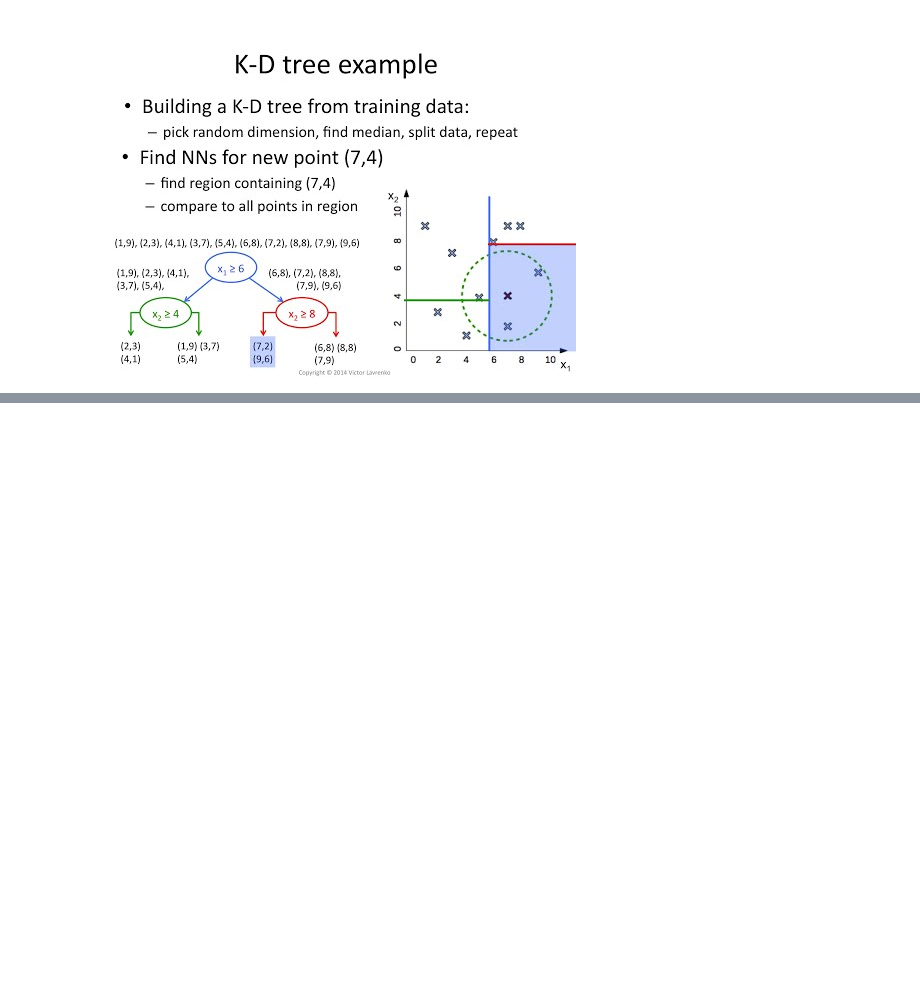
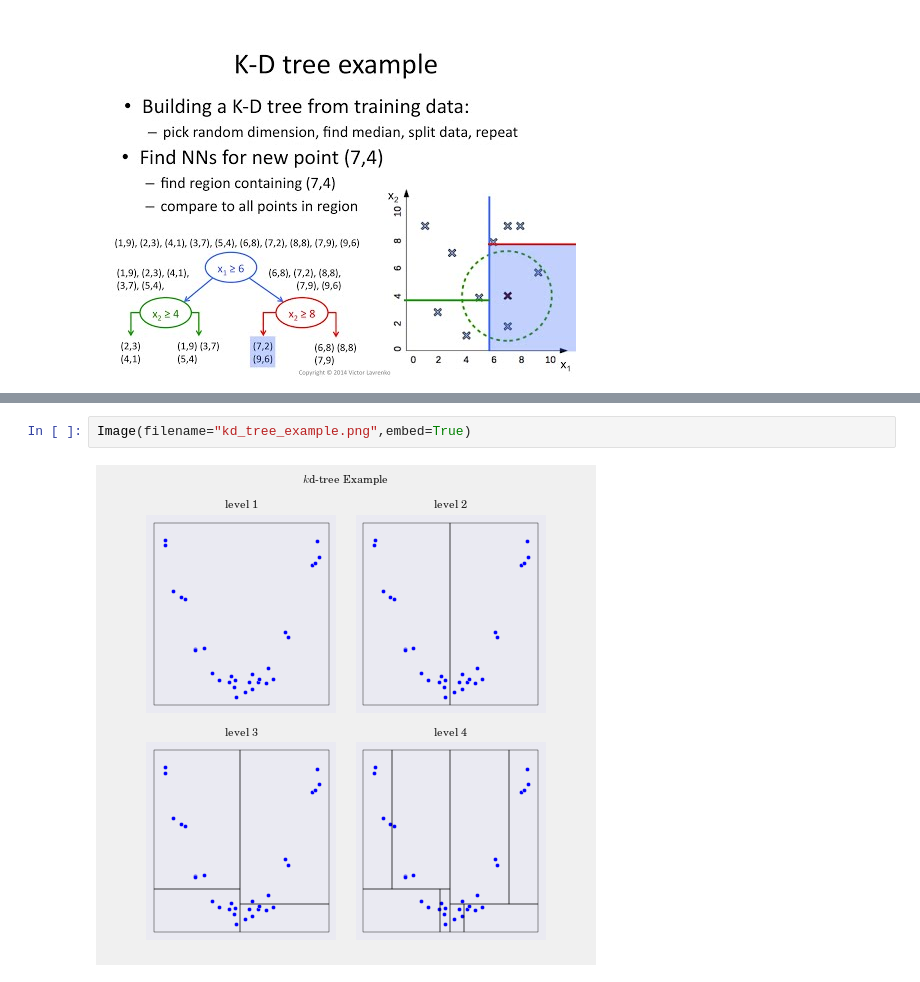
Before and after one commit to doolingdavid/IBATHREE, a Jupyter notebook: talk.ipynb, the cells around one changed output, grey strips where cells are left out. Drawn from its saved outputs; the diff is of its cells as text; blank space fills up the shorter version.

```diff
--- a/talk.ipynb
+++ b/talk.ipynb
@@ -275,0 +392,4 @@ YouTubeVideo('Y4ZgLlDfKDg')
+# %%
+Image(filename="kd_tree_example.png",embed=True)
+# %% [output]
+[figure, added]
```
Also changed, not shown: parts of 1 cell of this notebook.
